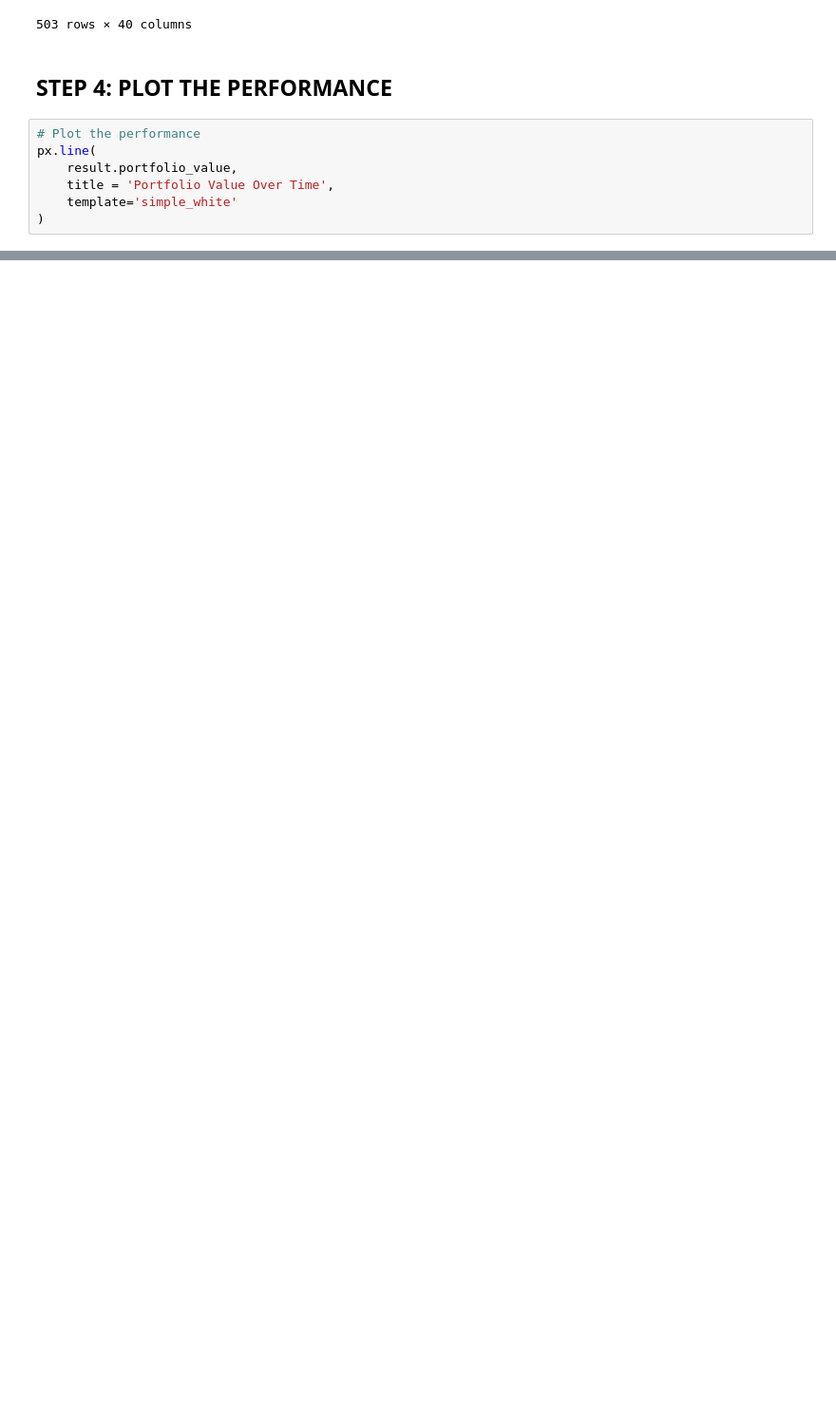
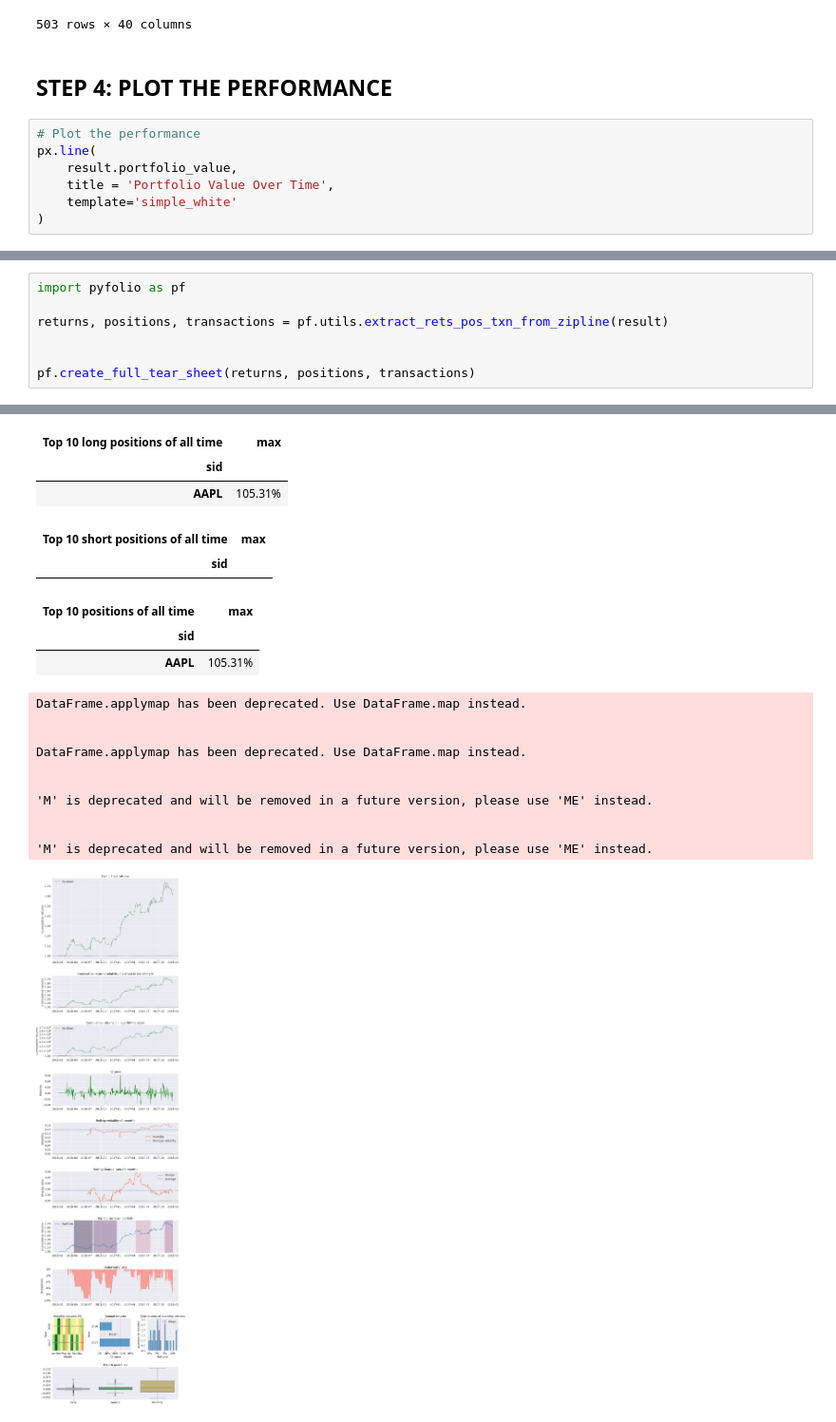
Before and after one commit to quant-science/zipline_backtesting, a Jupyter notebook: 01_zipline_backtesting.ipynb, the cells around one changed output, grey strips where cells are left out. Shown at 95% size. Cells and saved outputs as stored; diff of their text form; blank space fills up the shorter version.

Commit message:
add bonus pyfolio-reloaded

```diff
--- a/01_zipline_backtesting.ipynb
+++ b/01_zipline_backtesting.ipynb
@@ -114,3 +114,11 @@ px.line(
 )
 # %% [markdown]
 ![Portfolio Performance](img/portfolio_performance.png)
+# %%
+import pyfolio as pf
+
+returns, positions, transactions = pf.utils.extract_rets_pos_txn_from_zipline(result)
+
+
+pf.create_full_tear_sheet(returns, positions, transactions)
+# %% [output]
@@ -116,0 +154,19 @@ px.line(
+| Top 10 long positions of all time | max |
+| sid |  |
+| AAPL | 105.31% |
+| Top 10 short positions of all time | max |
+| sid |  |
+| Top 10 positions of all time | max |
+| sid |  |
+| AAPL | 105.31% |
+DataFrame.applymap has been deprecated. Use DataFrame.map instead.
+
+
+DataFrame.applymap has been deprecated. Use DataFrame.map instead.
+
+
+'M' is deprecated and will be removed in a future version, please use 'ME' instead.
+
+
+'M' is deprecated and will be removed in a future version, please use 'ME' instead.
+[figure, added]
```
Also changed, not shown: parts of 1 cell of this notebook, 1 other file.
